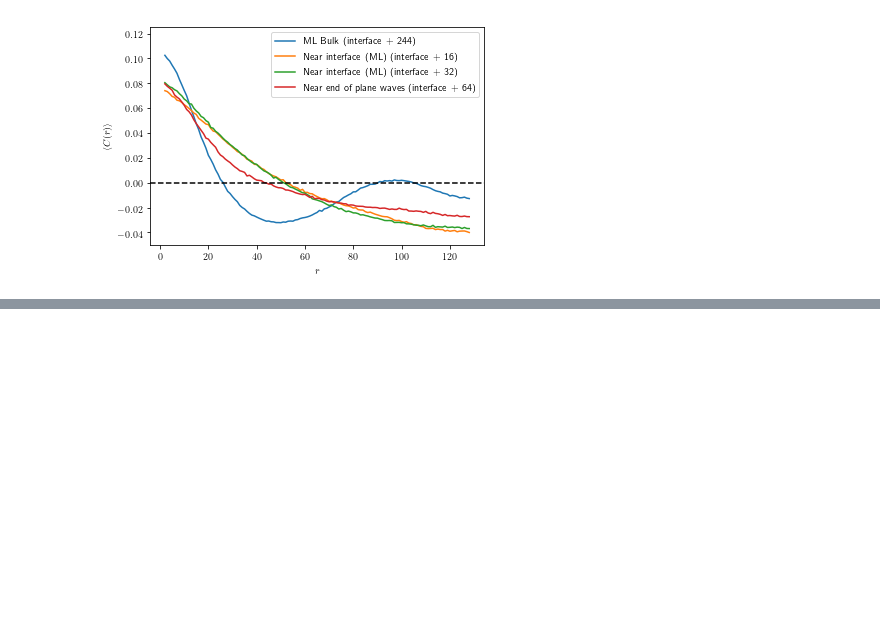
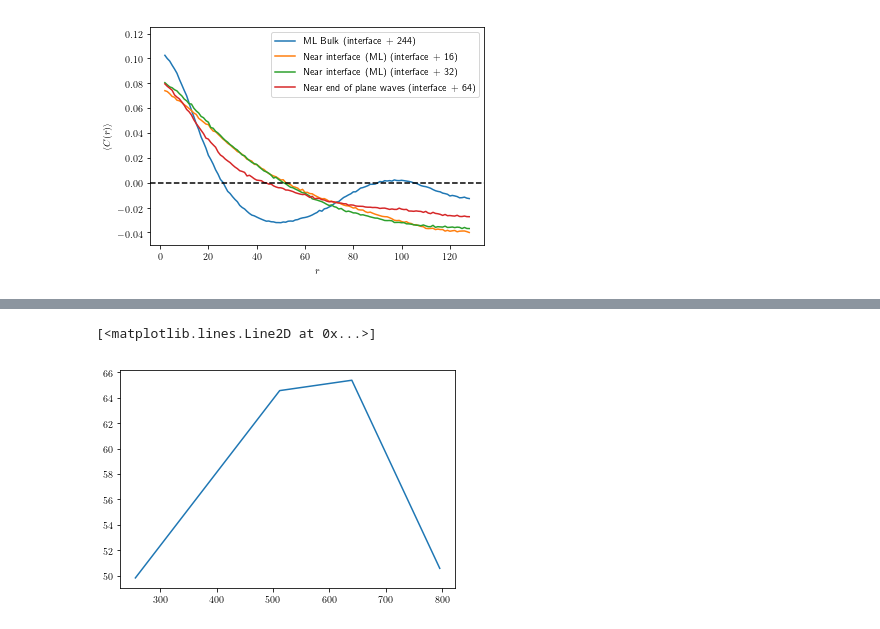
Before and after one commit to mlazarn/Summer18Research, a Jupyter notebook: MonteCarloSim/Untitled1.ipynb, the cells around one changed output, grey strips where cells are left out. Drawn from its saved outputs; the diff is of its cells as text; code cells hidden in the pictures; blank space fills up the shorter version.

```diff
--- a/MonteCarloSim/Untitled1.ipynb
+++ b/MonteCarloSim/Untitled1.ipynb
@@ -73,0 +105,14 @@ ax6.legend()
+# %%
+line3 = linregress(x2, np.log(data3[80,0:75] + 0.03))
+line4 = linregress(x2, np.log(data4[80,0:75] + 0.03))
+line5 = linregress(x2, np.log(data5[80,0:75] + 0.03))
+line6 = linregress(x2, np.log(data6[80,0:75] + 0.03))
+# %%
+syst_size = np.array([256, 512, 640, 796])
+corr_len = 1/np.abs(np.array([line3.slope, line4.slope, line5.slope, line6.slope]))
+# %%
+fig8, ax8 = plt.subplots(facecolor="white")
+ax8.plot(syst_size, corr_len, label="Height = 256")
+# %% [output]
+[<matplotlib.lines.Line2D at 0x...>]
+[figure, added]
```
Also changed, not shown: parts of 4 cells of this notebook, 2 other files.
